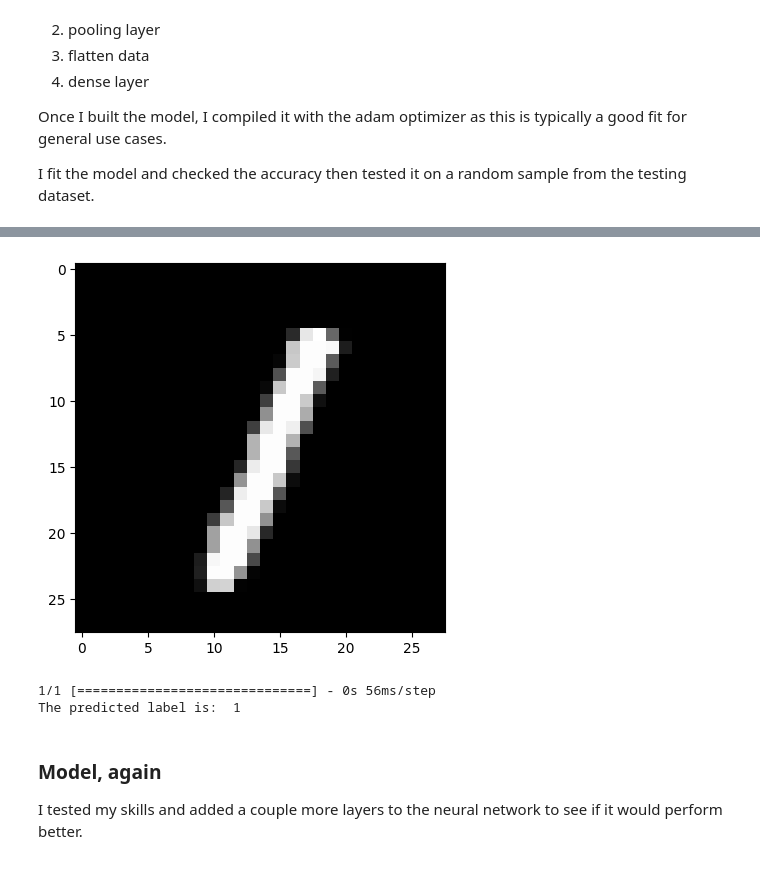
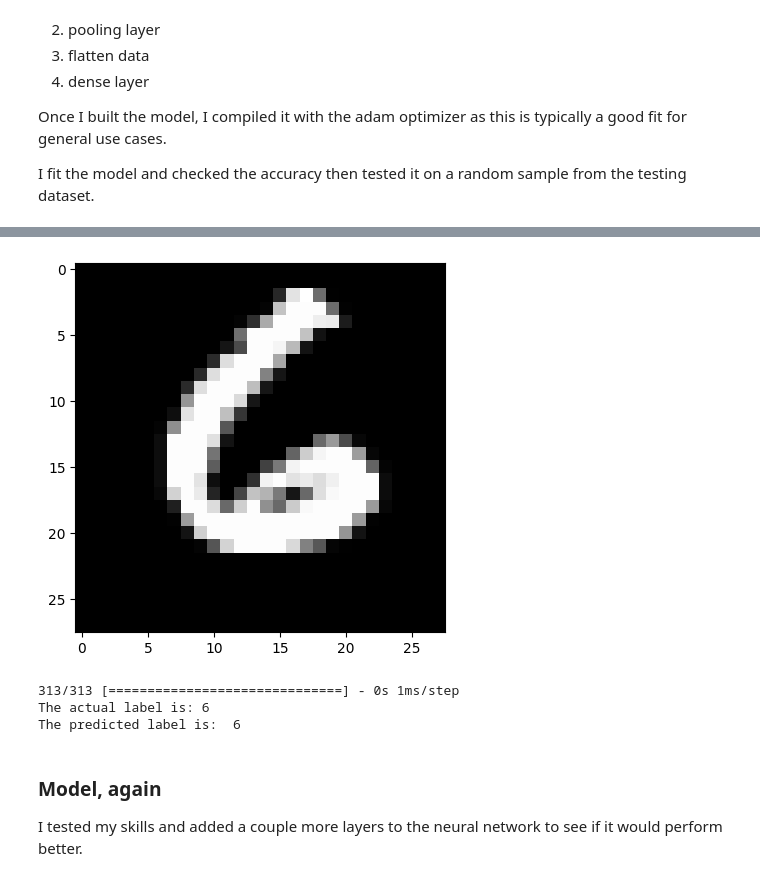
Before and after one commit to arfritzz/DataScienceProjects, a Jupyter notebook: CNNtoPredictNum/analysis.ipynb, the cells around one changed output, grey strips where cells are left out. Cells and saved outputs as stored; diff of their text form; code cells hidden in the pictures.

Commit message:
better prediction

```diff
--- a/CNNtoPredictNum/analysis.ipynb
+++ b/CNNtoPredictNum/analysis.ipynb
@@ -94,6 +94,6 @@ model1.compile(optimizer='adam',
               loss='categorical_crossentropy',
               metrics=['accuracy'])
 # %%
-model1.fit(X_train, Y_train, epochs=5, batch_size=64, validation_data=(X_test, Y_test))
+model1.fit(X_train, Y_train, epochs=5, batch_size=32, validation_data=(X_test, Y_test))
 # %% [output]
 Epoch 1/5
@@ -116,21 +116,22 @@ Test accuracy: 0.9821000099182129
 # %%
-random_index = np.random.randint(0, len(X_test))
+random_index = np.random.randint(0, 10000)
+
 image = X_test[random_index]
 
 # this is an image of the current value
 pyplot.imshow(image, cmap='gray')
-# pyplot.title(f"True Label: {X_test[random_index]}")
 pyplot.show()
 
 # this is the models prediction
 
-image = image.reshape((1, 28, 28, 1)).astype('float32') / 255
-prediction = model1.predict(image)
-print("The predicted label is: ", np.argmax(prediction[0]))
+prediction = model1.predict(X_test)
+print("The actual label is:", np.argmax(Y_test[random_index]))
+print("The predicted label is: ", np.argmax(prediction[random_index]))
 # %% [output]
-[figure, old version]
+[figure, new version]
-1/1 [==============================] - 0s 56ms/step
-The predicted label is:  1
+313/313 [==============================] - 0s 1ms/step
+The actual label is: 6
+The predicted label is:  6
 # %% [markdown]
 ### Model, again
 
```
Also changed, not shown: parts of 5 cells of this notebook.
